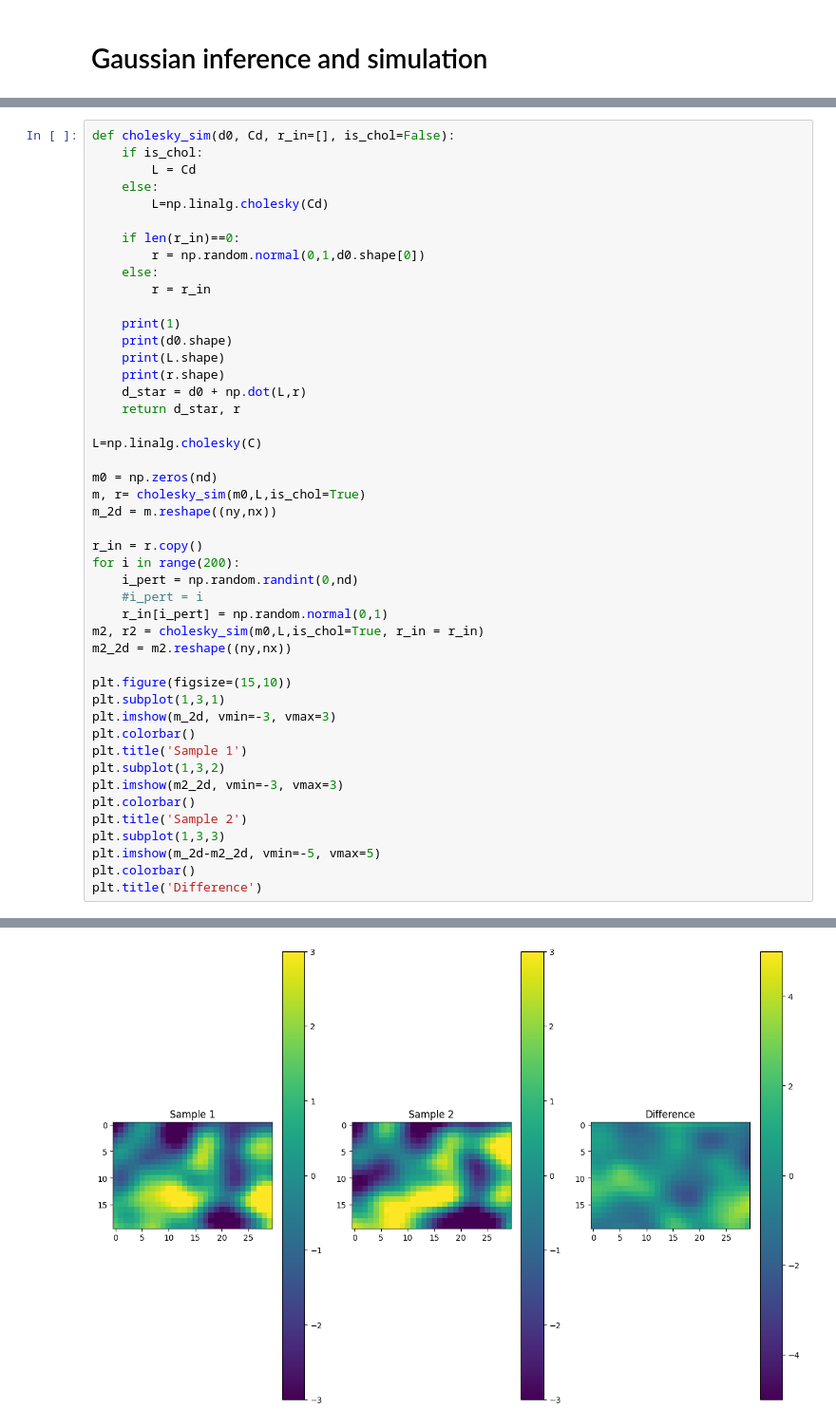
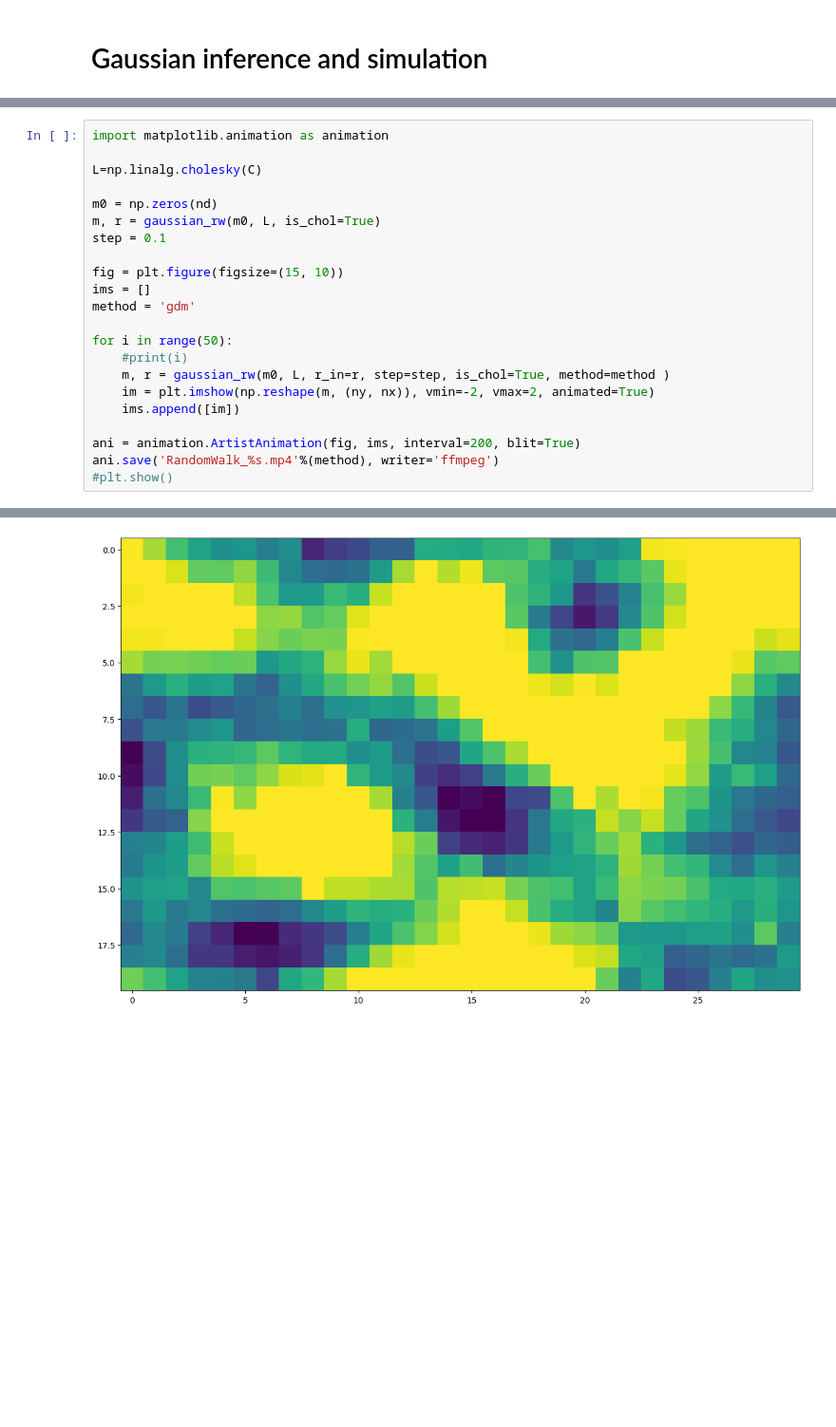
Before and after one commit to cultpenguin/DataIntegration, a Jupyter notebook: Exercises/Gaussian/Ex2/ex_gaussian_inference2.ipynb, the cells around one changed output, grey strips where cells are left out. Shown: that part at 95% size. Drawn from its saved outputs; the diff is of its cells as text; blank space fills up the shorter version.

```diff
--- a/Exercises/Gaussian/Ex2/ex_gaussian_inference2.ipynb
+++ b/Exercises/Gaussian/Ex2/ex_gaussian_inference2.ipynb
@@ -96,47 +202,23 @@ plt.imshow(m_2d)
 # %%
-def cholesky_sim(d0, Cd, r_in=[], is_chol=False):
-    if is_chol:
-        L = Cd
-    else:
-        L=np.linalg.cholesky(Cd)
-
-    if len(r_in)==0:
-        r = np.random.normal(0,1,d0.shape[0])
-    else:
-        r = r_in
-
-    print(1)
-    print(d0.shape)
-    print(L.shape)
-    print(r.shape)
-    d_star = d0 + np.dot(L,r)
-    return d_star, r
+import matplotlib.animation as animation
 
 L=np.linalg.cholesky(C)
 
 m0 = np.zeros(nd)
-m, r= cholesky_sim(m0,L,is_chol=True)
-m_2d = m.reshape((ny,nx))
+m, r = gaussian_rw(m0, L, is_chol=True)
+step = 0.1
 
-r_in = r.copy()
-for i in range(200):
-    i_pert = np.random.randint(0,nd)
-    #i_pert = i
-    r_in[i_pert] = np.random.normal(0,1)
-m2, r2 = cholesky_sim(m0,L,is_chol=True, r_in = r_in)
-m2_2d = m2.reshape((ny,nx))
+fig = plt.figure(figsize=(15, 10))
+ims = []
+method = 'gdm'
 
-plt.figure(figsize=(15,10))
-plt.subplot(1,3,1)
-plt.imshow(m_2d, vmin=-3, vmax=3)
-plt.colorbar()
-plt.title('Sample 1')
-plt.subplot(1,3,2)
-plt.imshow(m2_2d, vmin=-3, vmax=3)
-plt.colorbar()
-plt.title('Sample 2')
-plt.subplot(1,3,3)
-plt.imshow(m_2d-m2_2d, vmin=-5, vmax=5)
-plt.colorbar()
-plt.title('Difference')
+for i in range(50):
+    #print(i)
+    m, r = gaussian_rw(m0, L, r_in=r, step=step, is_chol=True, method=method )
+    im = plt.imshow(np.reshape(m, (ny, nx)), vmin=-2, vmax=2, animated=True)
+    ims.append([im])
+
+ani = animation.ArtistAnimation(fig, ims, interval=200, blit=True)
+ani.save('RandomWalk_%s.mp4'%(method), writer='ffmpeg')
+#plt.show()
 # %% [output]
@@ -152 +238 @@ Text(0.5, 1.0, 'Difference')
-[figure, old version]
+[figure, new version]
```
Also changed, not shown: parts of 8 cells of this notebook, 1 other file.
